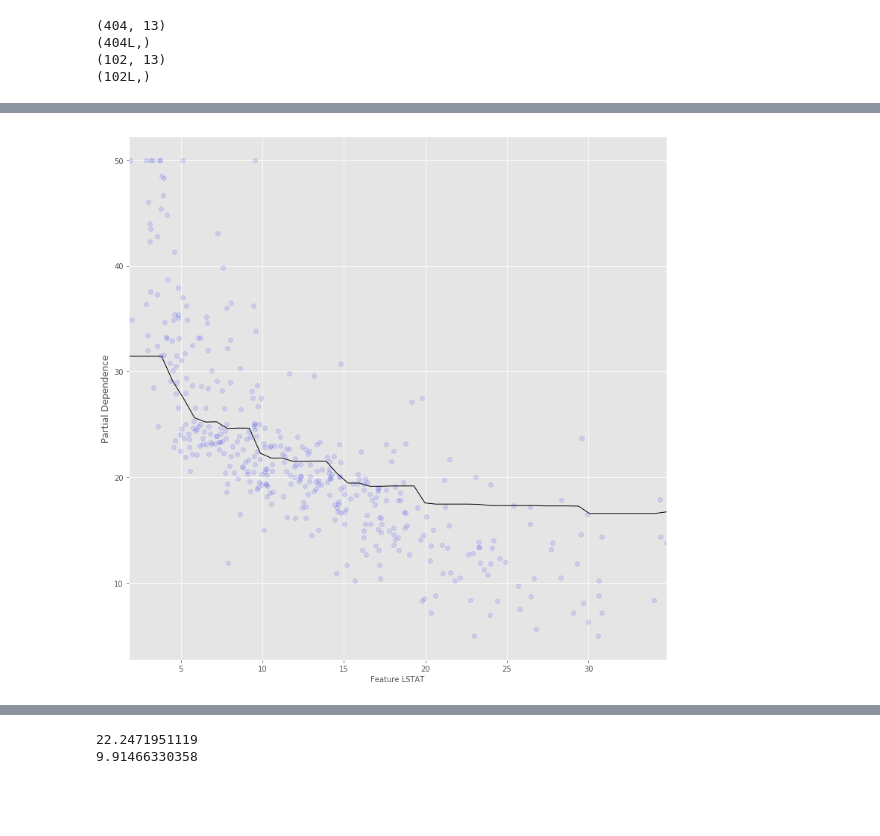
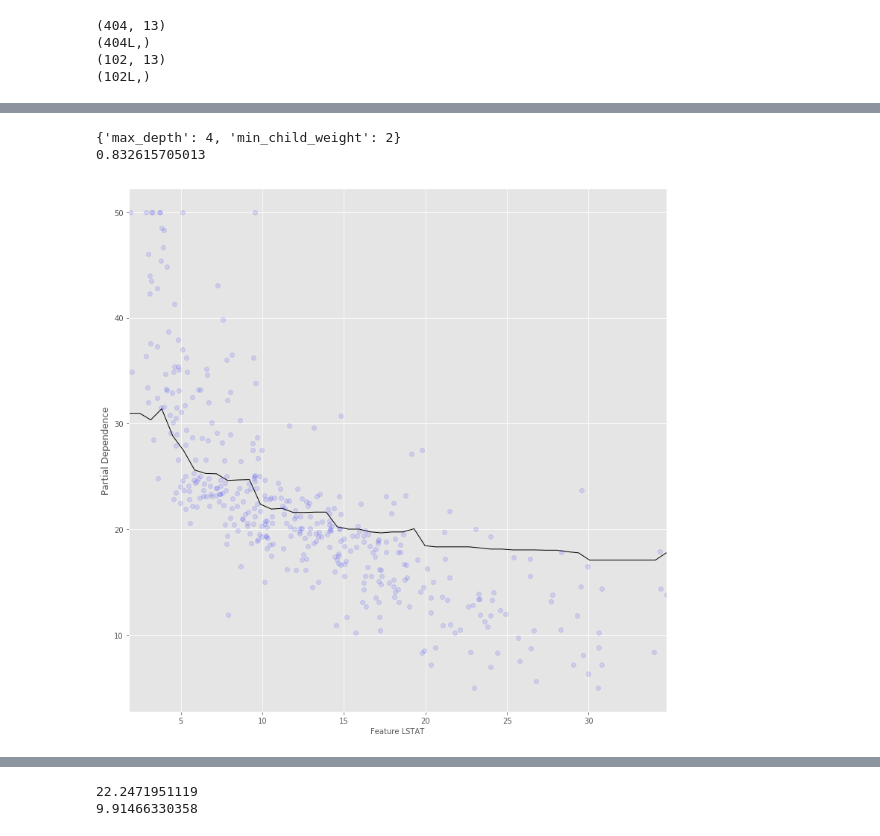
Before and after one commit to flashhack/Study, a Jupyter notebook: XGBExperiment/experiment.ipynb, the cells around one changed output, grey strips where cells are left out. Saved outputs shown, nothing was run; the diff lists cells and outputs as text; code cells hidden in the pictures; blank space fills up the shorter version.

```diff
--- a/XGBExperiment/experiment.ipynb
+++ b/XGBExperiment/experiment.ipynb
@@ -126,3 +126,3 @@ PlotDistribution(dfTarget)
 # %%
-X_train, X_test, y_train, y_test = train_test_split(dfData, dfTarget, test_size = 0.2, random_state = rng)
+dfTrain, dfTest, dfTrainLabel, dfTestLabel = train_test_split(dfData, dfTarget, test_size = 0.2, random_state = rng)
 # %%
@@ -147,0 +169,10 @@ XGBRegressor(base_score=0.5, booster='gbtree', colsample_bylevel=1,
+# %%
+param={'learning_rate':0.1,
+       'n_estimators':240,
+       'max_depth':3,
+       'min_child_weight':1,
+       'gamma':0,
+       'objective':'reg:linear'}
+model=xgb.XGBRegressor(**param)
+# %%
+model.fit(dfTrain, dfTrainLabel)
@@ -162,0 +207,15 @@ plt.show()
+# %%
+param={'learning_rate':0.1,
+       'n_estimators':240,
+       'max_depth':3,
+       'min_child_weight':1,
+       'gamma':0,
+       'objective':'reg:linear'}
+param_test = {
+ 'max_depth':range(1,7,1),
+ 'min_child_weight':range(1,5,1)
+}
+gsearch = GridSearchCV(estimator=xgb.XGBRegressor(**param),
+                       param_grid=param_test,
+                       n_jobs=1, cv=5, verbose=1)
+gsearch.fit(dfTrain,dfTrainLabel)
@@ -163,3 +276,9 @@ plt.show()
+# %%
+print gsearch.best_params_
+print gsearch.best_score_
+# %% [output]
+{'max_depth': 4, 'min_child_weight': 2}
+0.832615705013
 # %%
 def plot_partial_dependency(model, X, y, col):
 
@@ -188,6 +307,6 @@ def plot_partial_dependency(model, X, y, col):
     ax.set_xlabel('Feature %s'%col, fontsize = 10)
     ax.set_ylabel('Partial Dependence', fontsize = 12)
 # %%
-plot_partial_dependency(model, X_train, y_train, 'LSTAT')
+plot_partial_dependency(model, dfTrain, dfTrainLabel, 'LSTAT')
 # %% [output]
-[figure, old version]
+[figure, new version]
```
Also changed, not shown: parts of 16 cells of this notebook.
